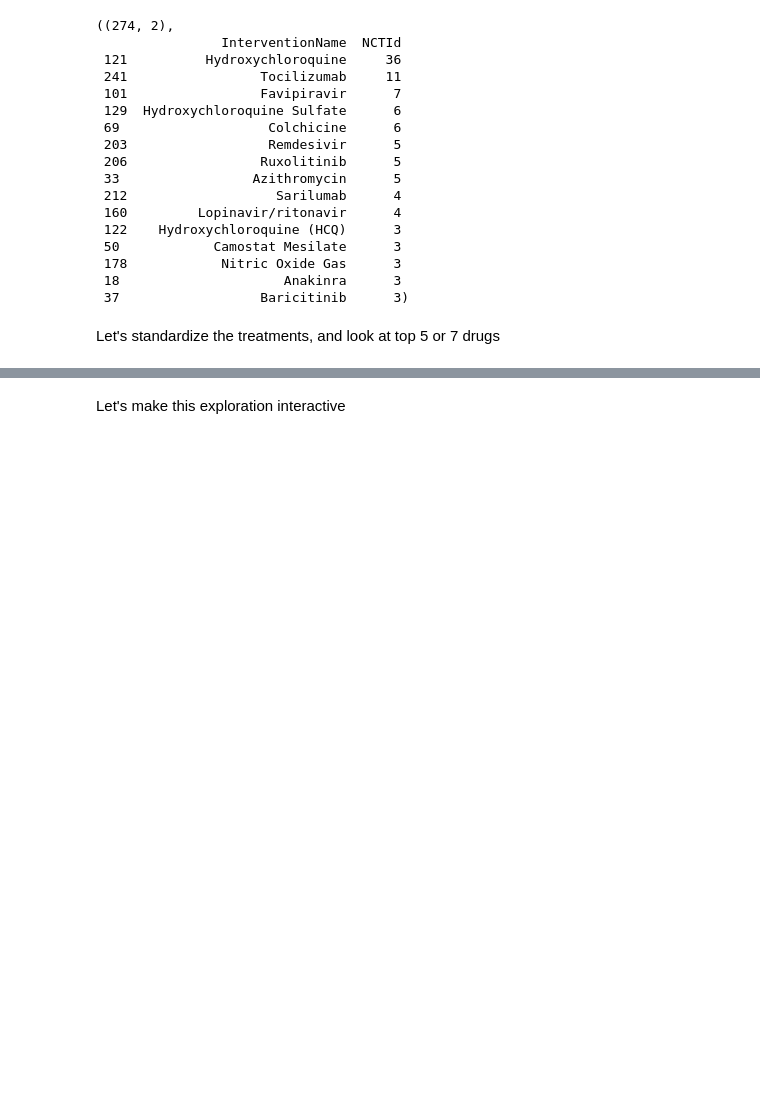
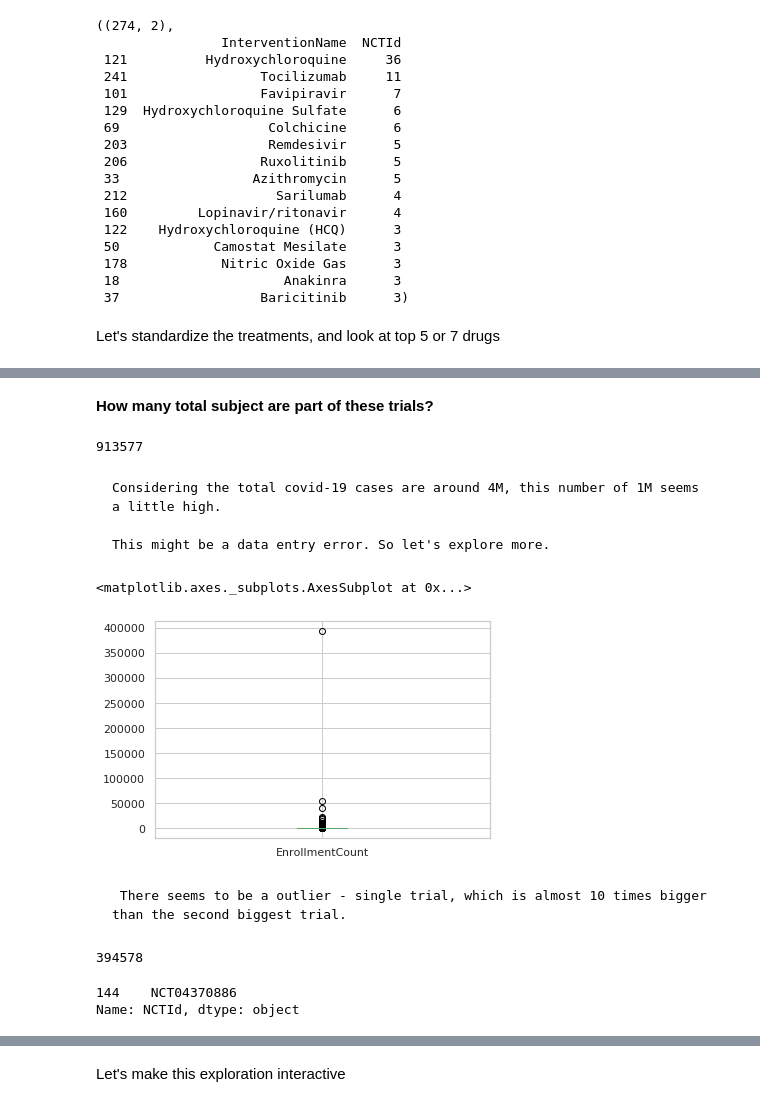
Before and after one commit to AksChougule/clinical-text, a Jupyter notebook: cov19-ct-gov-api/COVID-19-clinical-trials-v2.ipynb, the cells around one changed output, grey strips where cells are left out. Drawn from its saved outputs; the diff is of its cells as text; code cells hidden in the pictures; blank space fills up the shorter version.

```diff
--- a/cov19-ct-gov-api/COVID-19-clinical-trials-v2.ipynb
+++ b/cov19-ct-gov-api/COVID-19-clinical-trials-v2.ipynb
@@ -394,0 +453,29 @@ covid_drugs.shape, covid_drugs.iloc[:15,]
+# %% [markdown]
+**How many total subject are part of these trials?**
+# %%
+df['EnrollmentCount'] = pd.to_numeric(df['EnrollmentCount'])
+df.EnrollmentCount.sum()
+# %% [output]
+913577
+# %% [markdown]
+<pre>
+Considering the total covid-19 cases are around 4M, this number of 1M seems a little high.
+
+This might be a data entry error. So let's explore more.
+</pre>
+# %%
+df.boxplot(column='EnrollmentCount')
+# %% [output]
+<matplotlib.axes._subplots.AxesSubplot at 0x...>
+[figure, added]
+# %% [markdown]
+<pre> There seems to be a outlier - single trial, which is almost 10 times bigger than the second biggest trial. </pre>
+# %%
+df.EnrollmentCount.max()
+# %% [output]
+394578
+# %%
+df[df.EnrollmentCount==df.EnrollmentCount.max()].NCTId
+# %% [output]
+144    NCT04370886
+Name: NCTId, dtype: object
```
Also changed, not shown: parts of 27 cells of this notebook.
